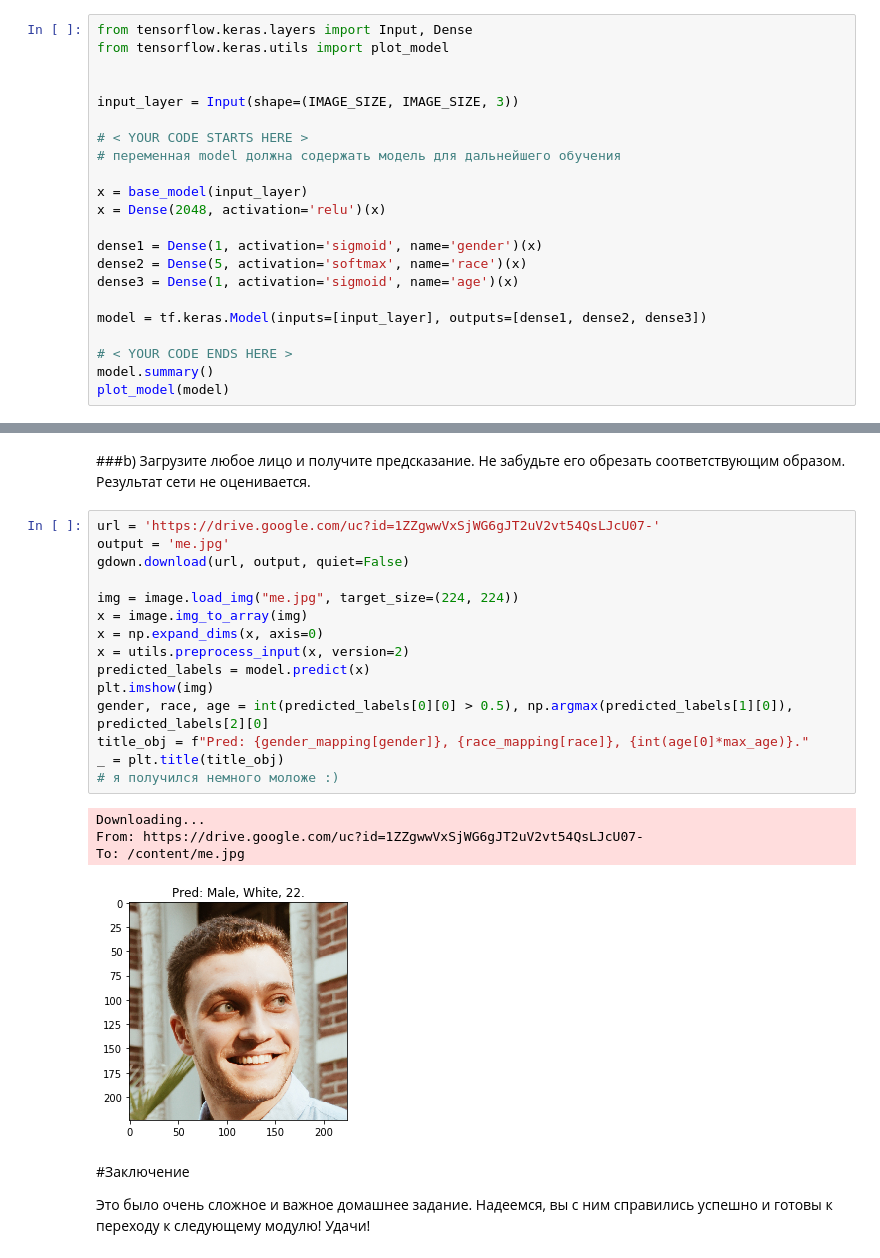
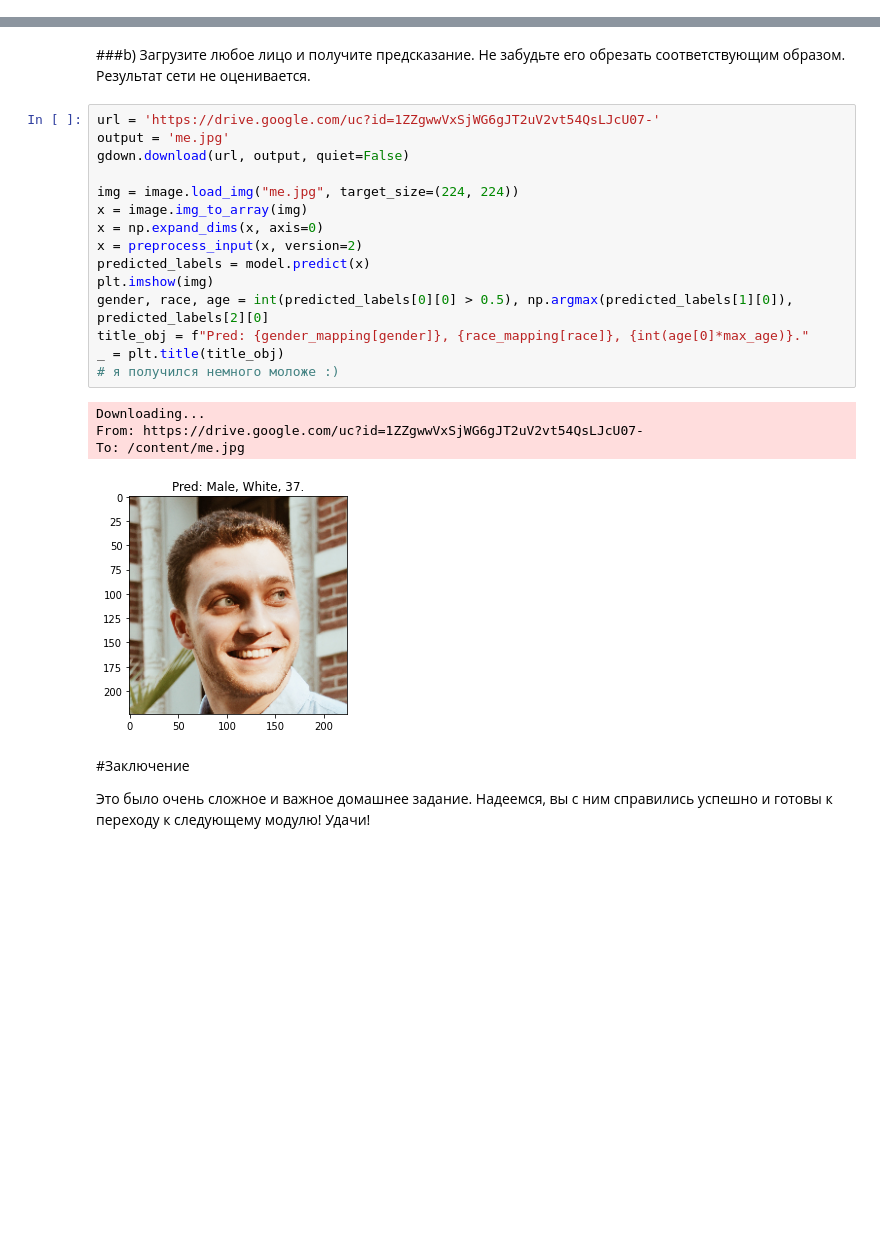
Before and after one commit to TomasHogger/python, a Jupyter notebook: ml/homework_5.ipynb, the cells around one changed output, grey strips where cells are left out. Saved outputs shown, nothing was run; the diff lists cells and outputs as text; blank space fills up the shorter version.

```diff
--- a/ml/homework_5.ipynb
+++ b/ml/homework_5.ipynb
@@ -965,22 +862,0 @@ WARNING:tensorflow:No training configuration found in the save file, so the mode
-# %%
-from tensorflow.keras.layers import Input, Dense
-from tensorflow.keras.utils import plot_model
-
-
-input_layer = Input(shape=(IMAGE_SIZE, IMAGE_SIZE, 3))
-
-# < YOUR CODE STARTS HERE >
-# переменная model должна содержать модель для дальнейшего обучения
-
-x = base_model(input_layer)
-x = Dense(2048, activation='relu')(x)
-
-dense1 = Dense(1, activation='sigmoid', name='gender')(x)
-dense2 = Dense(5, activation='softmax', name='race')(x)
-dense3 = Dense(1, activation='sigmoid', name='age')(x)
-
-model = tf.keras.Model(inputs=[input_layer], outputs=[dense1, dense2, dense3])
-
-# < YOUR CODE ENDS HERE >
-model.summary()
-plot_model(model)
@@ -1164,23 +1018,23 @@ show_faces(sample_validation_images,
 # %%
 url = 'https://drive.google.com/uc?id=1ZZgwwVxSjWG6gJT2uV2vt54QsLJcU07-'
 output = 'me.jpg'
 gdown.download(url, output, quiet=False)
 
 img = image.load_img("me.jpg", target_size=(224, 224))
 x = image.img_to_array(img)
 x = np.expand_dims(x, axis=0)
-x = utils.preprocess_input(x, version=2)
+x = preprocess_input(x, version=2)
 predicted_labels = model.predict(x)
 plt.imshow(img)
 gender, race, age = int(predicted_labels[0][0] > 0.5), np.argmax(predicted_labels[1][0]), predicted_labels[2][0]
 title_obj = f"Pred: {gender_mapping[gender]}, {race_mapping[race]}, {int(age[0]*max_age)}."
 _ = plt.title(title_obj)
 # я получился немного моложе :)
 # %% [output]
 Downloading...
 From: https://drive.google.com/uc?id=1ZZgwwVxSjWG6gJT2uV2vt54QsLJcU07-
 To: /content/me.jpg
-[figure, old version]
+[figure, new version]
 # %% [markdown]
 #Заключение
 
```
Also changed, not shown: parts of 29 cells of this notebook.
